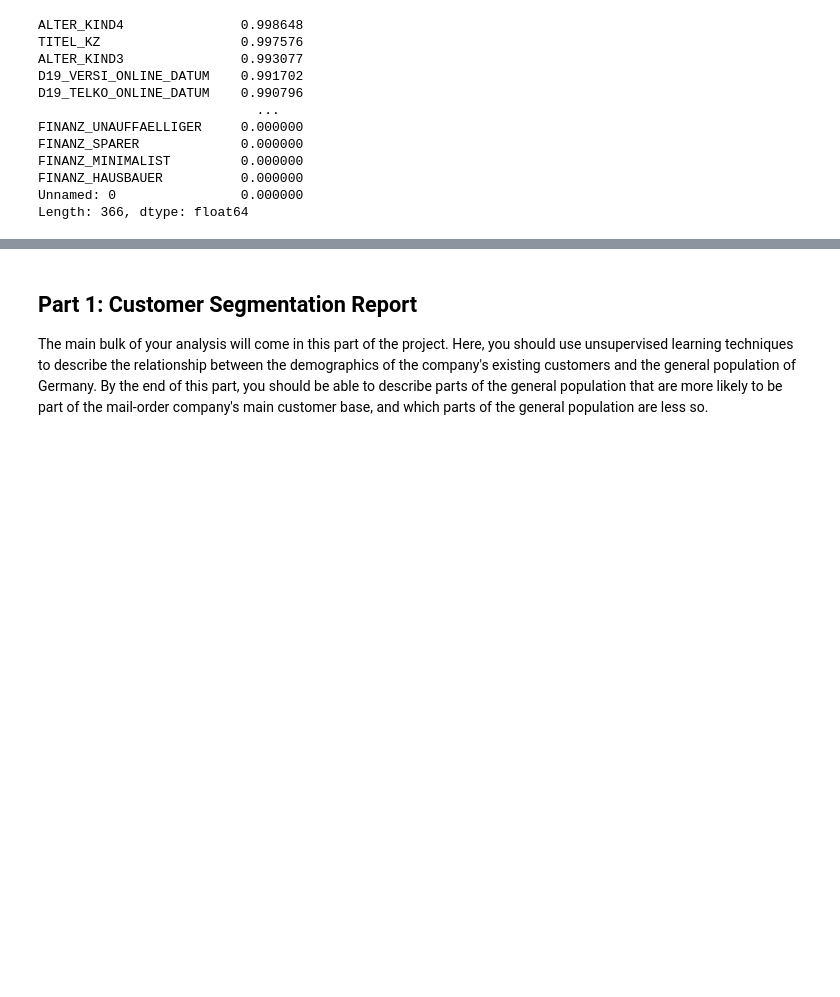
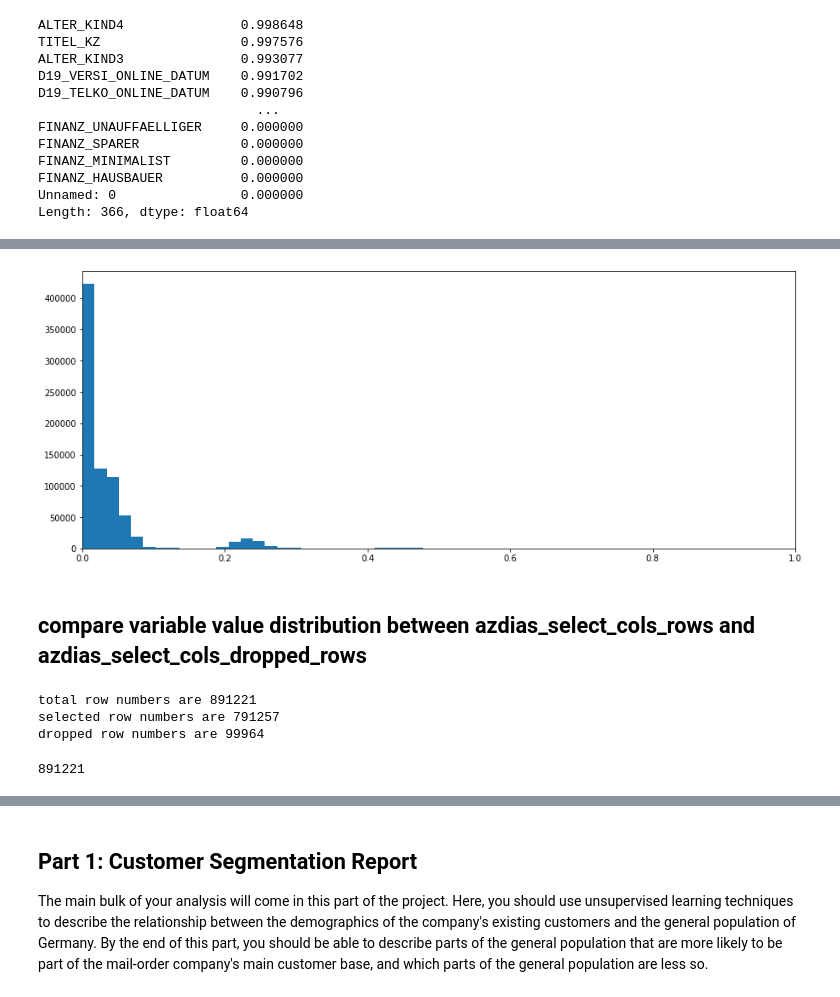
Before and after one commit to wanlipu/arvato, a Jupyter notebook: Arvato_Project_Workbook.ipynb, the cells around one changed output, grey strips where cells are left out. Drawn from its saved outputs; the diff is of its cells as text; code cells hidden in the pictures; blank space fills up the shorter version.

```diff
--- a/Arvato_Project_Workbook.ipynb
+++ b/Arvato_Project_Workbook.ipynb
@@ -247,0 +342,11 @@ Length: 366, dtype: float64
+# %%
+nan_num = azdias_select_cols_rows.isnull().sum(axis=1)
+nan_num_frac = nan_num / azdias_select_cols_rows.shape[1]
+# nan_num_frac
+
+plt.figure(figsize=(15, 6))
+plt.hist(nan_num_frac.values, bins=35)
+plt.xlim(0, 1)
+plt.show()
+# %% [output]
+[figure, added]
@@ -247,0 +362,12 @@ Length: 366, dtype: float64
+# %% [markdown]
+## compare variable value distribution between azdias_select_cols_rows and azdias_select_cols_dropped_rows
+# %%
+print (f'total row numbers are {len(azdias_select_cols)}')
+print (f'selected row numbers are {len(azdias_select_cols_rows)}')
+print (f'dropped row numbers are {len(azdias_select_cols_dropped_rows)}')
+len(azdias_select_cols_rows) + len(azdias_select_cols_dropped_rows)
+# %% [output]
+total row numbers are 891221
+selected row numbers are 791257
+dropped row numbers are 99964
+891221
```
Also changed, not shown: parts of 47 cells of this notebook.
